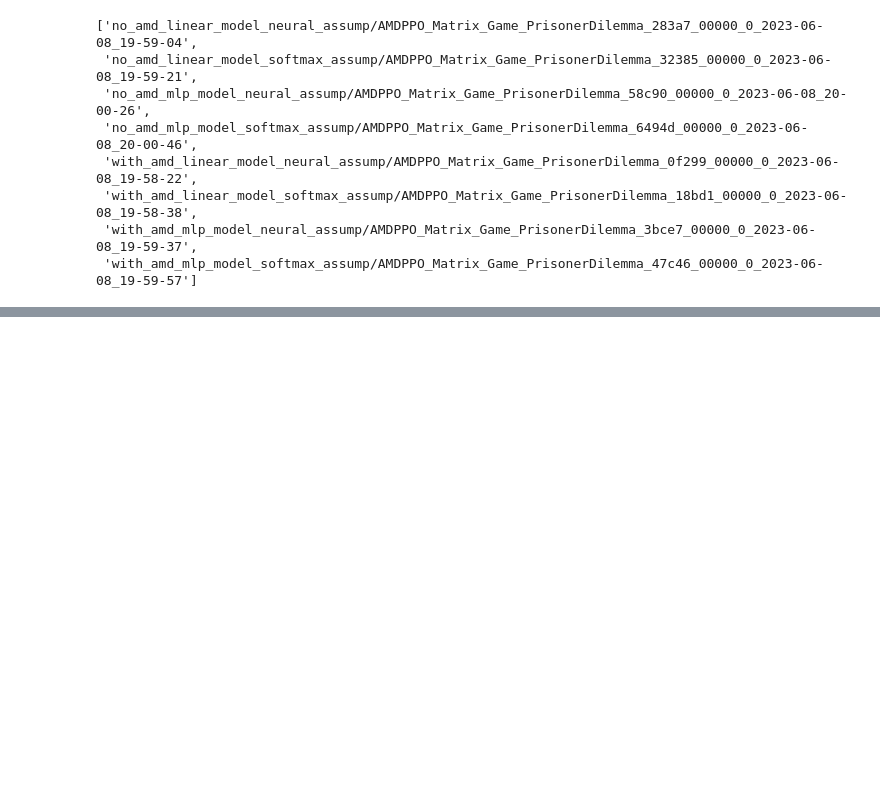
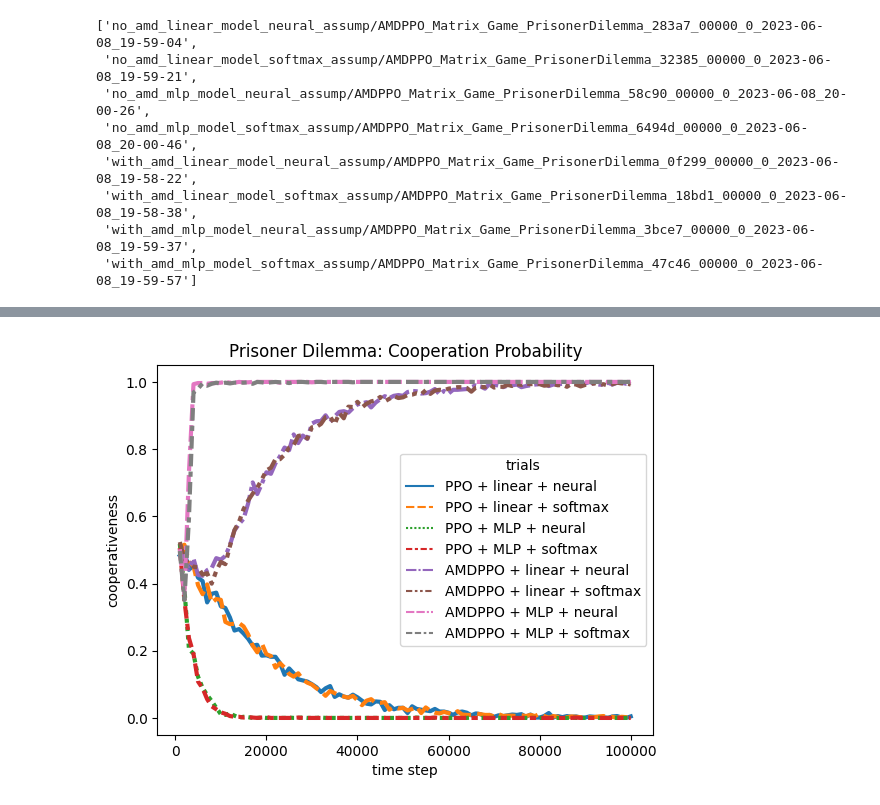
Before and after one commit to quantaji/AMD-SSD, a Jupyter notebook: figures/matrix_game.ipynb, the cells around one changed output, grey strips where cells are left out. Saved outputs shown, nothing was run; the diff lists cells and outputs as text; code cells hidden in the pictures; blank space fills up the shorter version.

```diff
--- a/figures/matrix_game.ipynb
+++ b/figures/matrix_game.ipynb
@@ -83,0 +74,18 @@ g = sns.lineplot(data=new_df, x='step', y='value', hue='tag')
+# %%
+new_df = df[df['tag'] == 'ray/tune/info/learner/agent_0/learner_stats/cooperativeness']
+g = sns.lineplot(
+    data=new_df,
+    x='step',
+    y='value',
+    hue='trials',
+    linewidth=3,
+    legend='full',
+    style='trials',
+    dashes=True,
+    markers=False,
+    seed=1234,
+)
+g.set(xlabel='time step', ylabel='cooperativeness', title='Prisoner Dilemma: Cooperation Probability')
+plt.savefig('./PD_cooperativeness.pdf')
+# %% [output]
+[figure, added]
```
Also changed, not shown: parts of 10 cells of this notebook, 20 other files.
